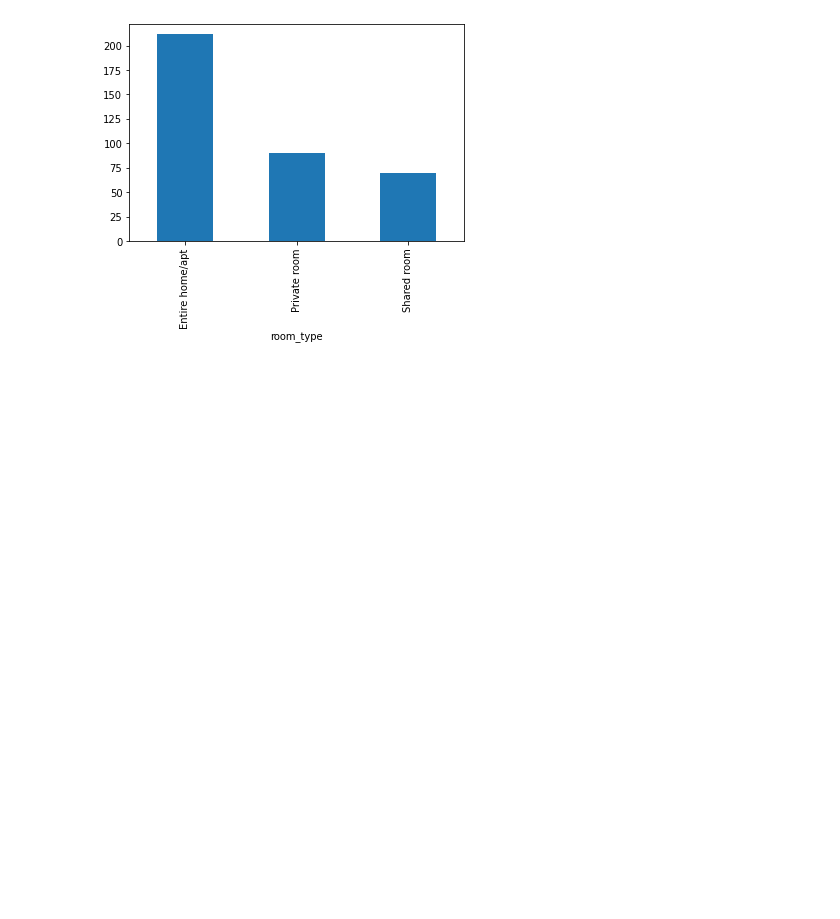
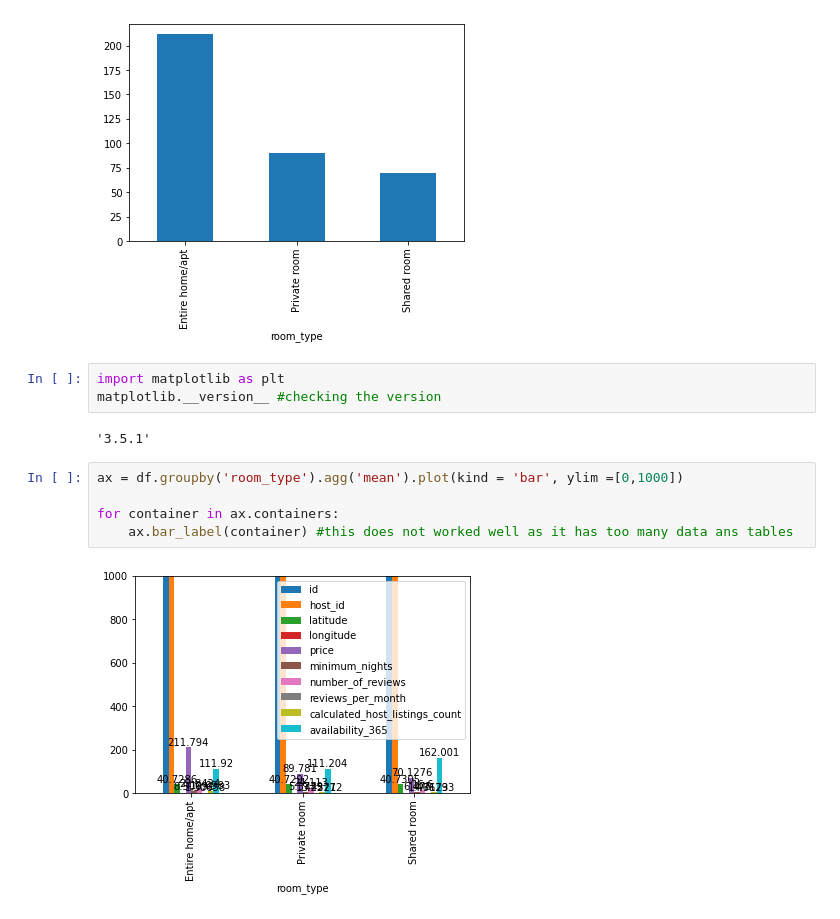
Before and after one commit to sovikapoudel/Data-Visualiation-Spring-2022, a Jupyter notebook: Quiz_24.ipynb, the cells around one changed output. Saved outputs shown, nothing was run; the diff lists cells and outputs as text; blank space fills up the shorter version.

```diff
--- a/Quiz_24.ipynb
+++ b/Quiz_24.ipynb
@@ -53,3 +53,15 @@ df.groupby('room_type').price.agg('mean').plot(kind = 'bar', ) #there is no stac
 # %% [output]
 <AxesSubplot:xlabel='room_type'>
 [figure]
+# %%
+import matplotlib as plt
+matplotlib.__version__ #checking the version
+# %% [output]
+'3.5.1'
+# %%
+ax = df.groupby('room_type').agg('mean').plot(kind = 'bar', ylim =[0,1000])
+
+for container in ax.containers:
+    ax.bar_label(container) #this does not worked well as it has too many data ans tables
+# %% [output]
+[figure, added]
```
Also changed, not shown: parts of 2 cells of this notebook.
